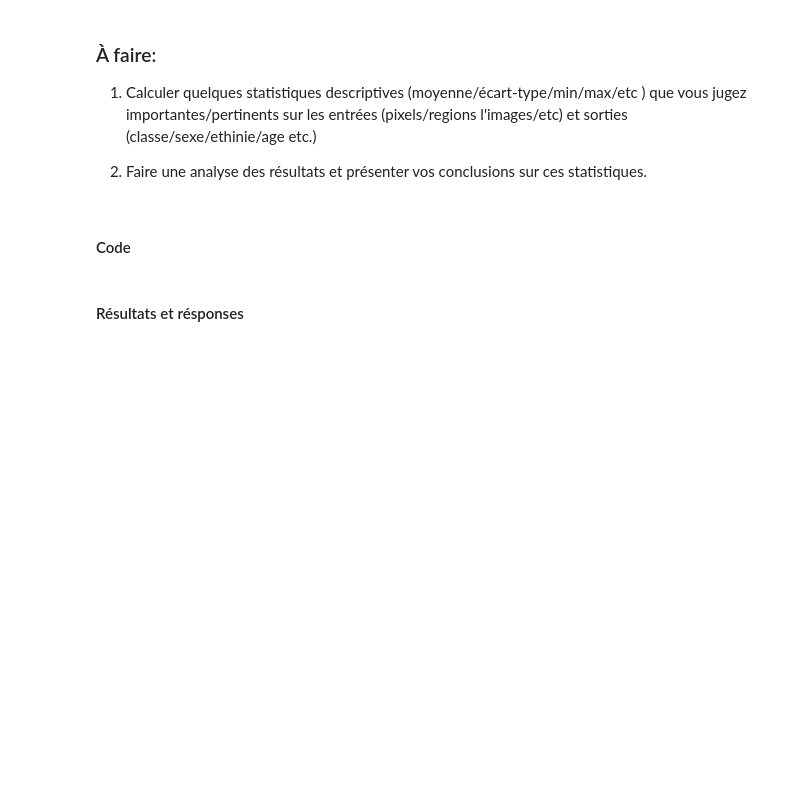
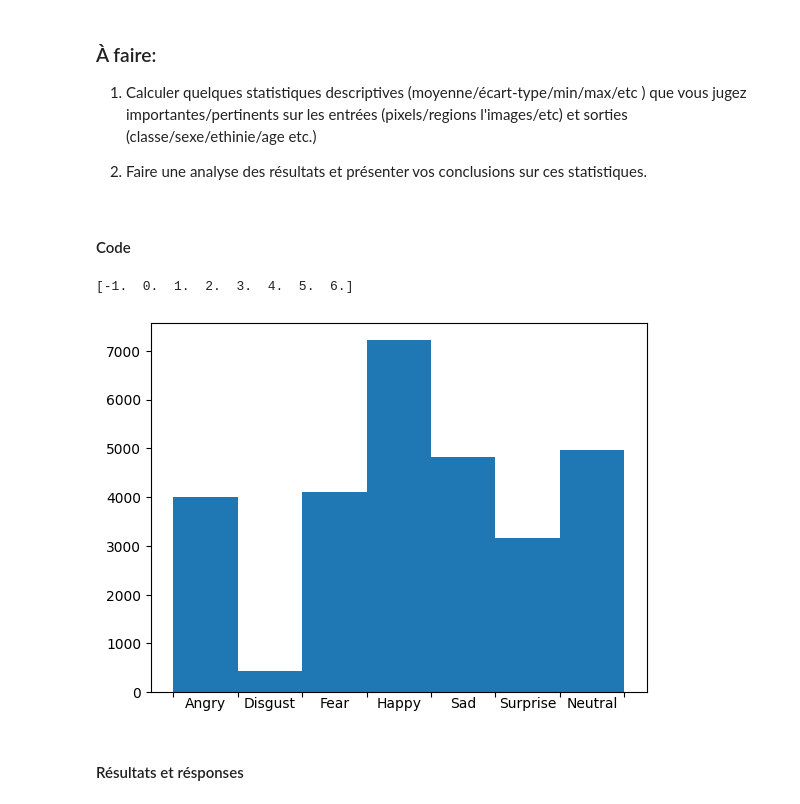
Before and after one commit to PlasmaLotus/EmptyProject, a Jupyter notebook: GTI771/GTI771_TP01.ipynb, the cells around one changed output. Cells and saved outputs as stored; diff of their text form; code cells hidden in the pictures; blank space fills up the shorter version.

```diff
--- a/GTI771/GTI771_TP01.ipynb
+++ b/GTI771/GTI771_TP01.ipynb
@@ -60,15 +68,19 @@ Le dataset est disponible dans https://www.kaggle.com/c/challenges-in-representa
 ## 2a: Charger le fichier de données (2 points)
 # %%
 # load data
+#df = pd.read_csv(io.BytesIO(data_to_load['fer2013.csv']))
+
 ferData = np.loadtxt( 'fer2013.csv', delimiter=',', dtype=str )
 
 # Training set
+#nbExamplesTraining:28709
+#imageSize:2304 = 48x48
 Xtrain = np.ones( (28709,2304), float )
 
 for i in range( 1, 28710 ):
     Xtrain[i-1] = ferData[i,1].split(" ")
 
-ytrain = ferData[1:28710,0].astype( np.int )
+ytrain = ferData[1:28710,0].astype( int )
 
 # Validation set
 Xval = np.ones( (3589,2304), float )
@@ -76,7 +88,7 @@ Xval = np.ones( (3589,2304), float )
 for i in range( 28710, 32299 ):
     Xval[i-28710] = ferData[i,1].split(" ")
 
-yval = ferData[28710:32299,0].astype( np.int )
+yval = ferData[28710:32299,0].astype( int )
 
 # Test set
 Xtest = np.ones( (3589,2304), float )
@@ -84,6 +96,6 @@ Xtest = np.ones( (3589,2304), float )
 for i in range( 32299, 35888 ):
     Xtest[i-32299] = ferData[i,1].split(" ")
 
-ytest = ferData[32299:,0].astype( np.int )
+ytest = ferData[32299:,0].astype( int )
 
 print(Xtrain.shape, Xval.shape, Xtest.shape)
@@ -124,27 +198,32 @@ Il y a différents types de prétraitement que nous pouvons appliquer à des ima
 # %%
 # Votre code ici
 
 # Code exemple:
 # Histogramme des étiquettes (classes)
 hist, _ = np.histogram(ytrain, density=False, bins=7, range=(0, 7))
 
 # Code exemple:
 # Code exemple
 # Plot du histogramme
 # import matplotlib.pyplot as plt
 
 fig, ax = plt.subplots()
 
 ax.hist(ytrain, bins = [0,1,2,3,4,5,6,7])
 
 ax.set_xticklabels([])
 #(0=Angry, 1=Disgust, 2=Fear, 3=Happy, 4=Sad, 5=Surprise, 6=Neutral).
 labels = ['Angry', 'Disgust', 'Fear', 'Happy', 'Sad', 'Surprise', 'Neutral']
 mticks = ax.get_xticks()
+mticks = mticks[0:-2]
+#print(mticks)
 ax.set_xticks((mticks[:-1]+mticks[1:])/2+1, minor=True)
 ax.tick_params(axis='x', which='minor', length=0)
 ax.set_xticklabels(labels, minor=True)
 plt.show()
+# %% [output]
+[-1.  0.  1.  2.  3.  4.  5.  6.]
+[figure, added]
 # %% [markdown]
 #### Résultats et résponses
 # %%
```
Also changed, not shown: parts of 6 cells of this notebook.
